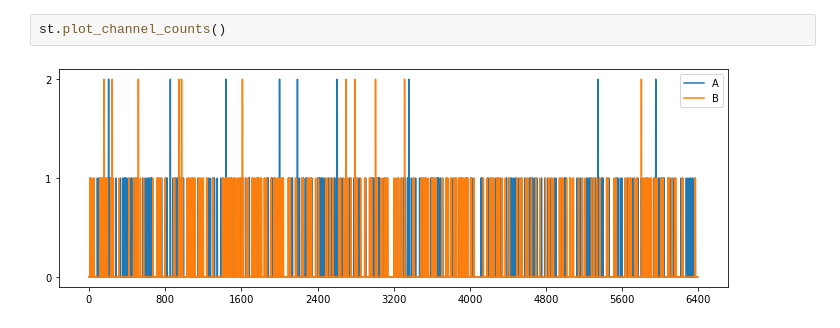
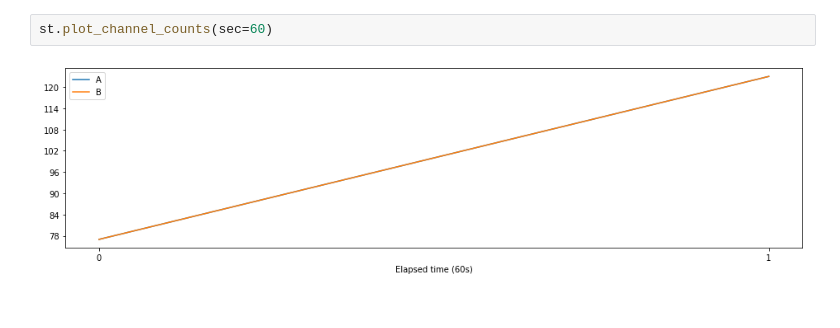
Before and after one commit to markomanninen/tandempiercerexperiment, a Jupyter notebook: report_template/report_summary.ipynb, the cells around one changed output. Cells and saved outputs as stored; diff of their text form.

```diff
--- a/report_template/report_summary.ipynb
+++ b/report_template/report_summary.ipynb
@@ -313,7 +150,7 @@ memory usage: 949.2 KB
 # %%
-st.plot_channel_counts()
+st.plot_channel_counts(sec=60)
 # %% [output]
-[figure, old version]
+[figure, new version]
 # %%
 st.plot_channel_totals_and_rates()
 # %% [output]
```
Also changed, not shown: parts of 22 cells of this notebook.
